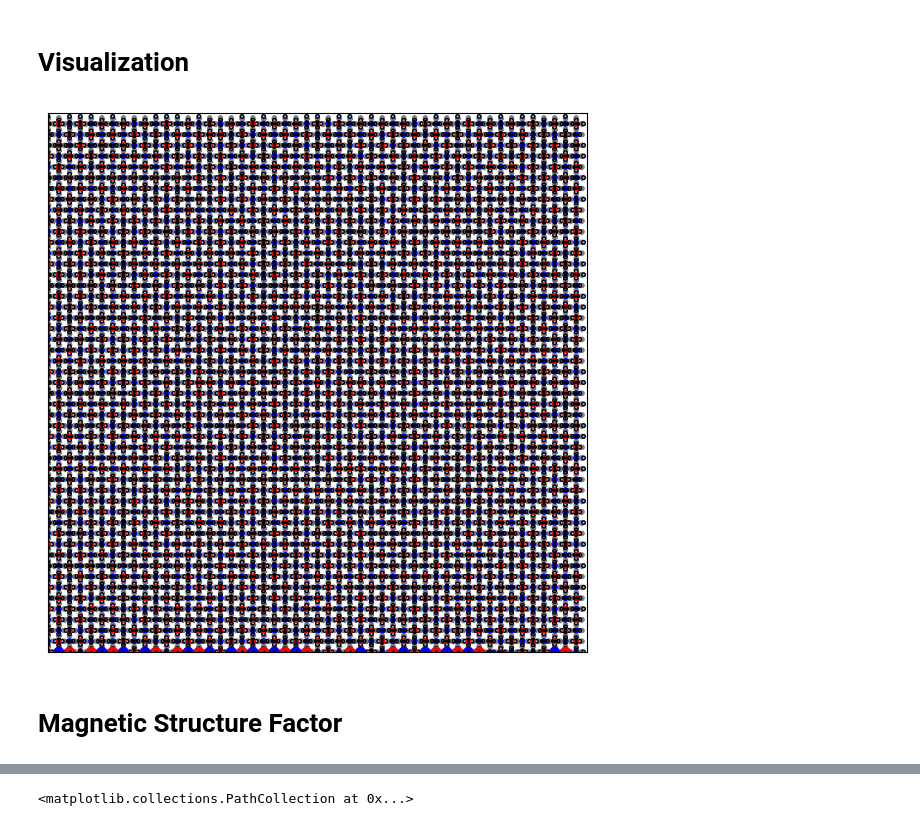
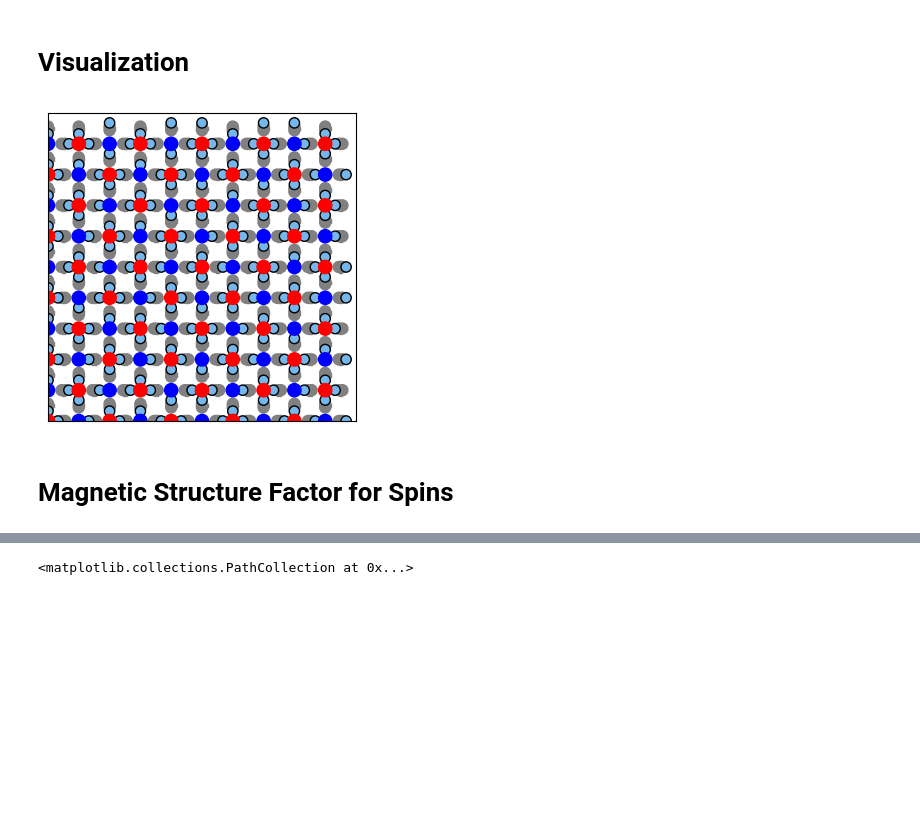
Before and after one commit to leogabac/stuckgs, a Jupyter notebook: src/af2_degeneracy.ipynb, the cells around one changed output, grey strips where cells are left out. Cells and saved outputs as stored; diff of their text form; code cells hidden in the pictures; blank space fills up the shorter version.

```diff
--- a/src/af2_degeneracy.ipynb
+++ b/src/af2_degeneracy.ipynb
@@ -31,5 +31,12 @@ ureg = ice.ureg
 %autoreload 2
 
 idx = pd.IndexSlice
+# %%
+plt.rcParams.update({
+    "pgf.texsystem": "pdflatex",
+    'font.family': 'serif',
+    'text.usetex': True,
+    'pgf.rcfonts': False,
+})
 # %% [markdown]
 # Initialization
@@ -39,31 +43,36 @@ a = params["lattice_constant"]
 # %%
+N = 10
+a = params["lattice_constant"]
+
 file_path = f'../data/q2_degeneracy/s{N}.csv'
 trj_final = pd.read_csv(file_path, index_col=['realization','frame','id'])
-trj = trj_final.loc[idx[1,:,:]]
+# be careful with the realization number...
+realization = 1
+trj = trj_final.loc[idx[realization,:,:]]
 # %% [markdown]
 # Visualization
 # %%
-fig, ax= plt.subplots(figsize=(7,7))
+fig, ax= plt.subplots(figsize=(4,4))
 
 
 region_limit = N*params['lattice_constant'].magnitude
 ice.draw_frame(trj, frame_no=0,
                region=[0,region_limit,0,region_limit],
                radius=params["particle_radius"].magnitude,
                cutoff=params["trap_sep"].magnitude/2,
                particle_color='#75b7ea',
                trap_color='gray',
                ax = ax)
 
 mc.display_vertices(trj,N,a,ax)
-mc.display_arrows(trj,N,a,ax)
+#mc.display_arrows(trj,N,a,ax)
 #mc.display_lines(trj,N,a,ax)
 
 plt.show()
 # %% [output]
-[figure, old version]
+[figure, new version]
 # %% [markdown]
-# Magnetic Structure Factor
+# Magnetic Structure Factor for Spins
 # %%
 def reciprocal_space(N,a):
     kx = 2*np.pi*np.fft.fftshift( np.fft.fftfreq(N,d=a) )
```
Also changed, not shown: parts of 23 cells of this notebook, 9 other files.
